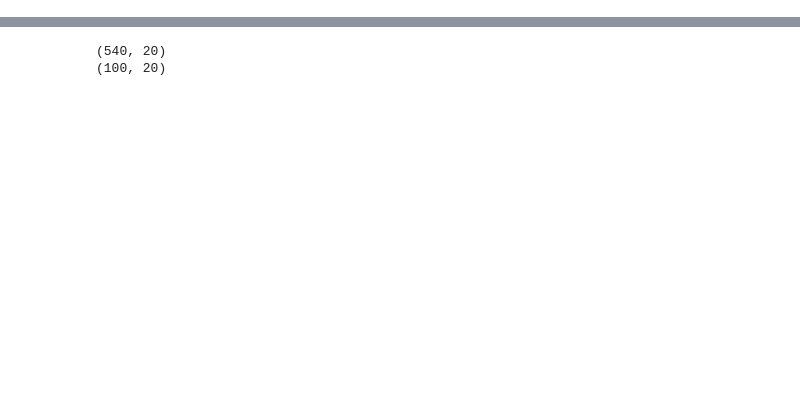
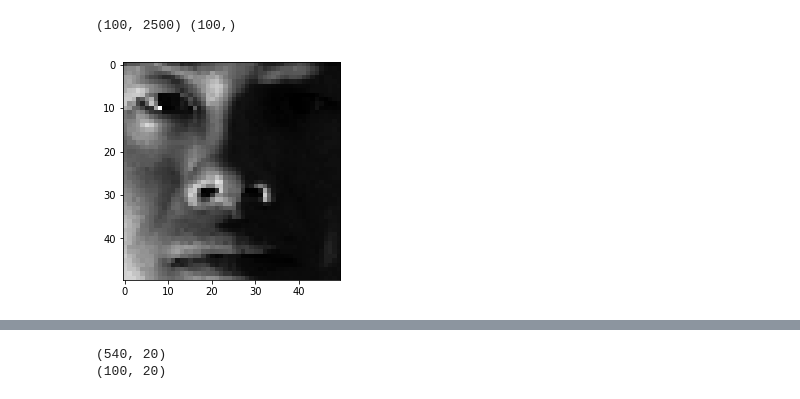
Before and after one commit to simirajpal/Applied-Machine-Learning, a Jupyter notebook: Assignment_2/Homework2_Code.ipynb, the cells around one changed output, grey strips where cells are left out. Saved outputs shown, nothing was run; the diff lists cells and outputs as text; code cells hidden in the pictures; blank space fills up the shorter version.

```diff
--- a/Assignment_2/Homework2_Code.ipynb
+++ b/Assignment_2/Homework2_Code.ipynb
@@ -41,0 +47,23 @@ c)
+# %%
+# lists to store test data and its labels
+test_labels, test_data = [], []
+
+# read test data and store in the correct format
+# taken from the example code in homework-2.pdf
+# using "with" syntax to close the file when complete
+with open('faces/test.txt') as f:
+    for line in f:
+        im = imageio.imread(line.strip().split()[0])
+        test_data.append(im.reshape(2500,))
+        test_labels.append(line.strip().split()[1])
+test_data, test_labels = np.array(test_data, dtype=float), np.array(test_labels, dtype=int)
+
+# print array dimensions
+print (test_data.shape, test_labels.shape)
+# %% [output]
+(100, 2500) (100,)
+# %%
+# show one grayscale image from testing data
+plt.imshow(test_data[10, :].reshape(50,50), cmap = cm.Greys_r);
+# %% [output]
+[figure, added]
```
Also changed, not shown: parts of 34 cells of this notebook, 2 other files.
